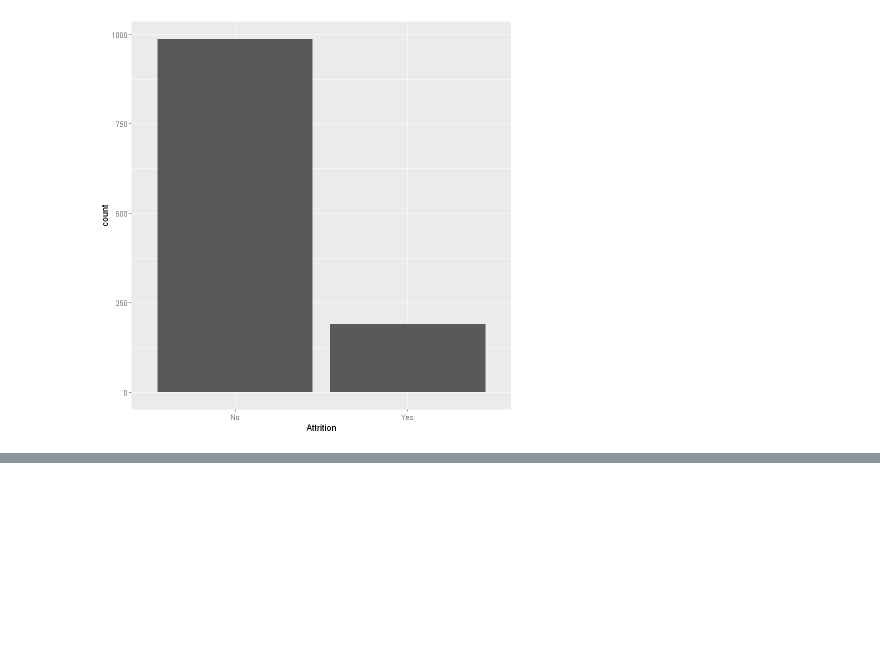
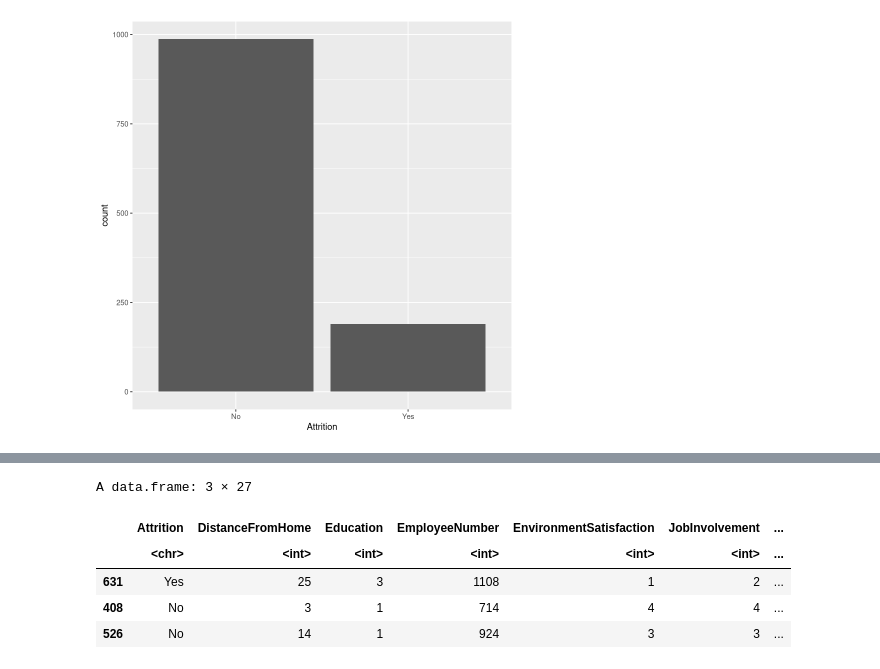
Before and after one commit to cchuang1024/nccu-data-mining, a Jupyter notebook: HW2_R.ipynb, the cells around one changed output, grey strips where cells are left out. Drawn from its saved outputs; the diff is of its cells as text; code cells hidden in the pictures; blank space fills up the shorter version.

```diff
--- a/HW2_R.ipynb
+++ b/HW2_R.ipynb
@@ -70,4 +68 @@ set_col_to_numeric <- function(df, ...){
-# %%
-df <- set_col_to_factor(df, 'Attrition', 'Gender', 'Department')
-df <- set_col_to_integer(df, 'Age')
 # %%
@@ -128,6 +136,45 @@ subset_by_fold <- function(df, fold, index, indices){
+# %%
+gender_mapper <- function(gender){
+  return(ifelse(gender == 'Male', 1, 0))
+}
+age_mapper <- function(age) {
+  return(ifelse(age <= 30, 2,
+                ifelse(31<= age && age <= 45, 3, 1)))
+}
+travel_mapper <- function(travel) {
+  return(ifelse(travel == 'Travel_Rarely', 3,
+                ifelse(travel == 'Travel_Frequently', 2, 1)))
+}
+department_mapper <- function(department){
+  return(ifelse(department == 'Human Resources', 1,
+               ifelse(department == 'Sales', 2, 3)))
+}
+field_mapper <- function(field) {
+  # 'Medical''Other''Marketing''Human Resources''Technical Degree'
+  return(ifelse(field=='Life Sciences', 6,
+               ifelse(field=='Medical', 5,
+                     ifelse(field=='Technical Degree', 4,
+                           ifelse(field=='Marketing', 3,
+                                 ifelse(field=='Human Resources', 2, 1))))))
+}
+job_mapper <- function(job){
+
+}
+
+wrangling_process <- function(df){
+  df <- set_col_to_category(df, 'Gender', 'Gender_1', gender_mapper)
+  df <- set_col_to_category(df, 'Age', 'Age_1', age_mapper)
+  df <- set_col_to_category(df, 'BusinessTravel', 'BusinessTravel_1', travel_mapper)
+  df <- set_col_to_category(df, 'Department', 'Department_1', department_mapper)
+  df <- set_col_to_category(df, 'EducationField', 'EducationField_1', field_mapper)
+  df <- set_col_to_category(df, 'JobRole', 'JobRole_1', job_mapper)
+  df <- remove_cols(df, 'Gender', 'Age', 'BusinessTravel', 'Department', 'EducationField')
+  return(df)
+}
 # %%
 fold <- 3
 index <- 1
+df <- shuffle_frame(wrangling_process(orig))
 fold_indices <- build_fold_indices(fold)
 splitted_frames <- subset_by_fold(df, fold, index, fold_indices)
 # %%
@@ -307,0 +409,9 @@ $F1
+# %%
+head(df, n=3)
+# %% [output]
+A data.frame: 3 × 27
+|  | Attrition | DistanceFromHome | Education | EmployeeNumber | EnvironmentSatisfaction | JobInvolvement | ... |
+|  | <chr> | <int> | <int> | <int> | <int> | <int> | ... |
+| 631 | Yes | 25 | 3 | 1108 | 1 | 2 | ... |
+| 408 | No | 3 | 1 | 714 | 4 | 4 | ... |
+| 526 | No | 14 | 1 | 924 | 3 | 3 | ... |
```
Also changed, not shown: parts of 18 cells of this notebook, 3 other files.
